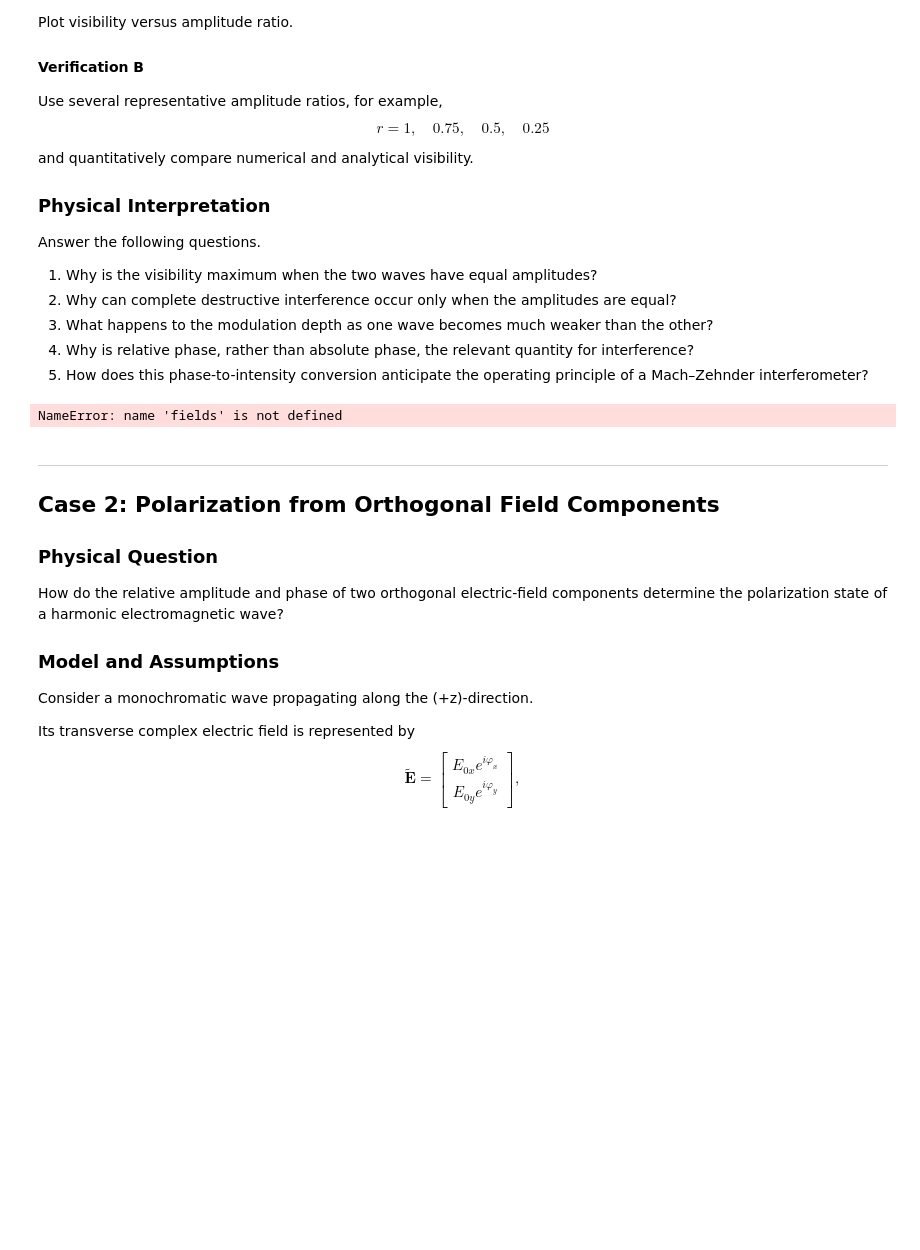
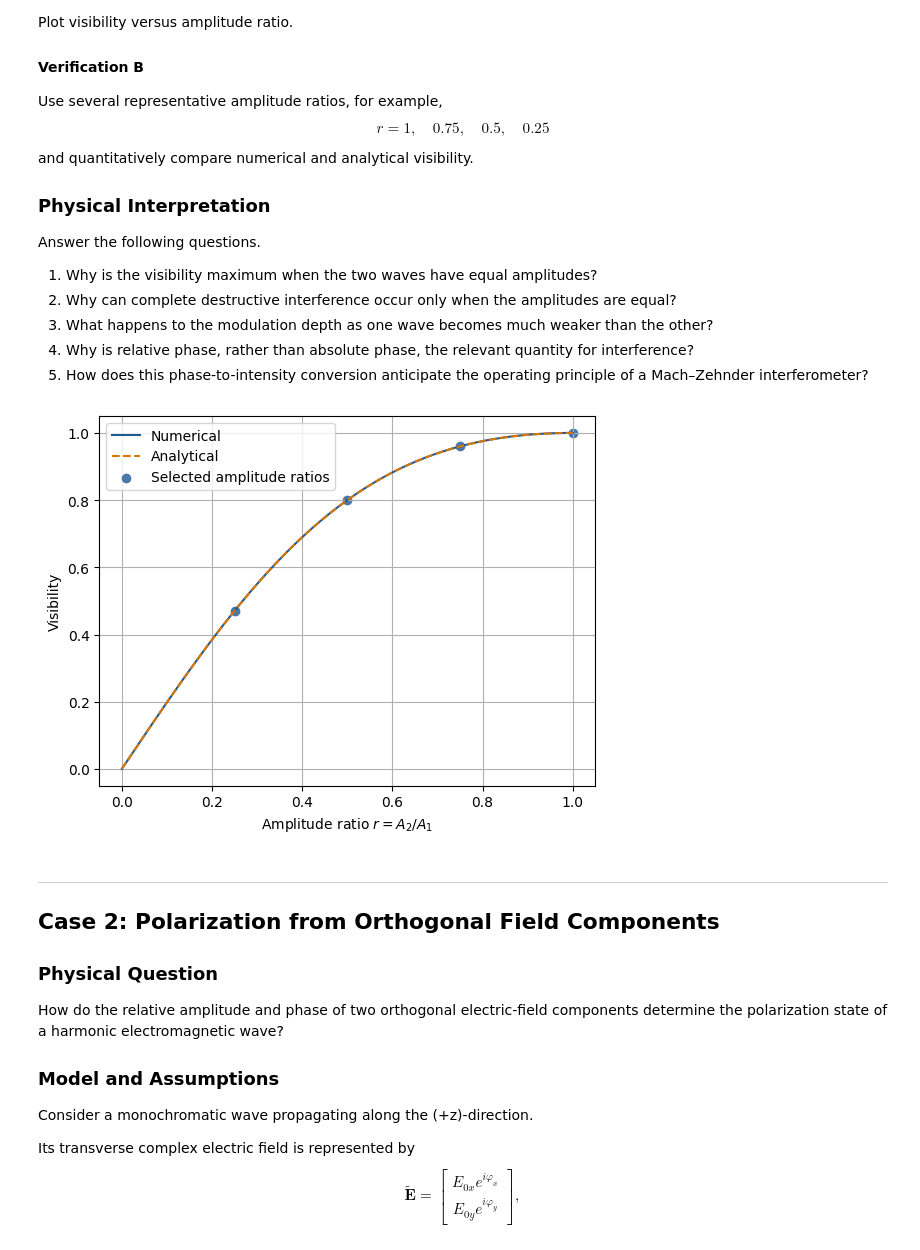
Before and after one commit to hyerim1212/maxwell-to-programmable-photonics, a Jupyter notebook: notebooks/08_wave_superposition_polarization_and_interference.ipynb, the cells around one changed output. Saved outputs shown, nothing was run; the diff lists cells and outputs as text; code cells hidden in the pictures; blank space fills up the shorter version.

```diff
--- a/notebooks/08_wave_superposition_polarization_and_interference.ipynb
+++ b/notebooks/08_wave_superposition_polarization_and_interference.ipynb
@@ -576,19 +576,3 @@ A_1 = 1.0
 A_2 = 1.0
 
 delta_phi_range = np.linspace(0.0, 2.0 * np.pi, 201)
-
-field_1 = complex_field(A_1, 0.0)
-field_2 = complex_field(A_2, delta_phi_range)
-
-field_total = superpose_fields(field_1, field_2)
-
-I_entire = field_intensity(field_total)
-
-field_total = np.sum(fields, axis=0)
-
-I_0 = I_entire[0]
-I_pi_over_2 = I_entire[50]
-I_pi = I_entire[100]
-I_2pi = I_entire[200]
-# %% [output]
-NameError: name 'fields' is not defined
@@ -595,3 +593,59 @@ NameError: name 'fields' is not defined
+# %%
+r_range = np.linspace(0.0, 1, 201)
+r_spot = np.array([1, 0.75, 0.5, 0.25])
+
+V_spot = 2.0 * r_spot / (1.0 + r_spot**2)
+
+V_numerical = []
+
+for r in r_range:
+    A_2 = r * A_1
+
+    field_2 = complex_field(A_2, delta_phi_range)
+    field_total_B = superpose_fields(field_1, field_2)
+
+    I_entire = field_intensity(field_total_B)
+
+    I_max = np.max(I_entire)
+    I_min = np.min(I_entire)
+
+    V = (I_max - I_min) / (I_max + I_min)
+    V_numerical.append(V)
+
+V_numerical = np.asarray(V_numerical)
+
+V_analytical = 2.0 * r_range / (1.0 + r_range**2)
+
+plt.plot(
+    r_range,
+    V_numerical,
+    label="Numerical",
+    color=COLORS["numerical"]
+)
+
+plt.plot(
+    r_range,
+    V_analytical,
+    linestyle="--",
+    label="Analytical",
+    color=COLORS["analytical"]
+)
+
+plt.scatter(
+    r_spot,
+    V_spot,
+    label="Selected amplitude ratios",
+    color=COLORS["numerical_alt"]
+)
+
+plt.xlabel(r"Amplitude ratio $r=A_2/A_1$")
+plt.ylabel("Visibility")
+plt.legend()
+plt.grid()
+
+plt.show()
+# %% [output]
+[figure, added]
 # %% [markdown]
 ---
 
```
Also changed, not shown: parts of 3 cells of this notebook.
